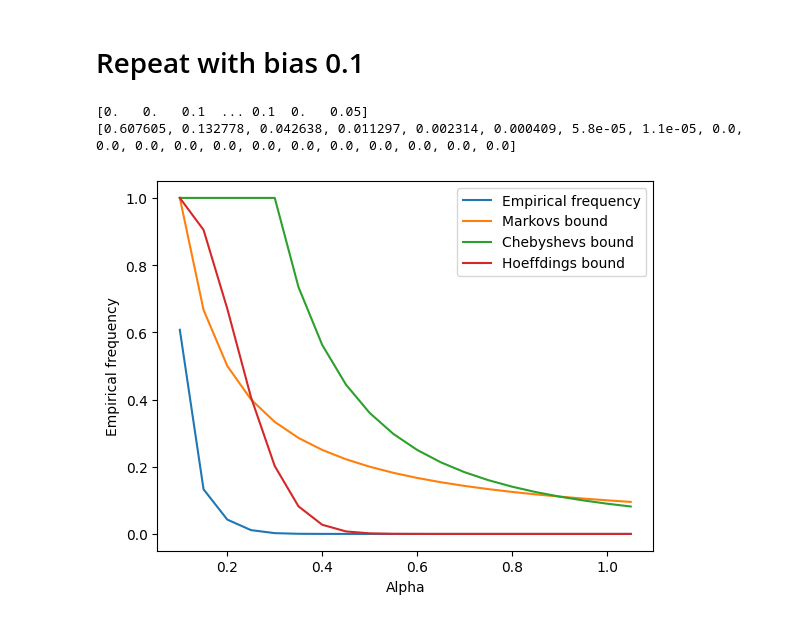
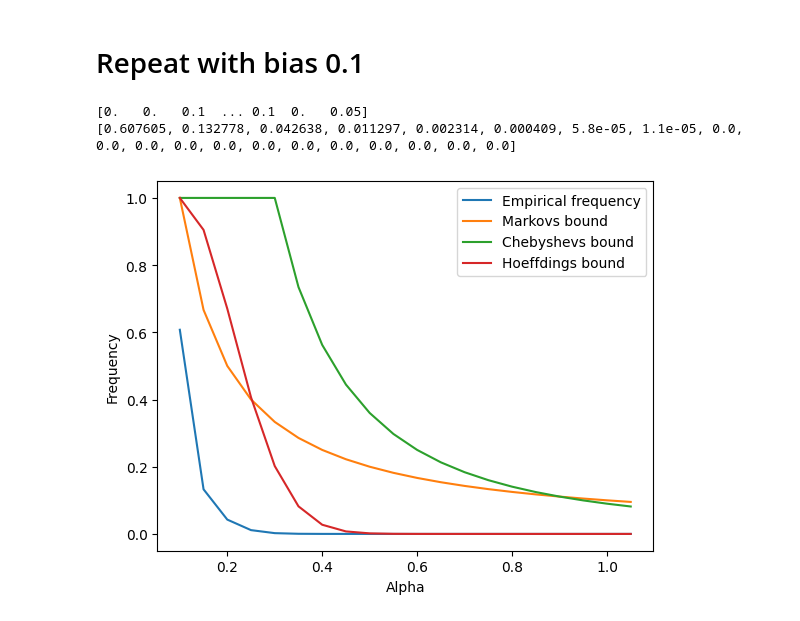
Before and after one commit to Husted42/machineLearning, a Jupyter notebook: linearRegression/hoefdings.ipynb, the cells around one changed output. Saved outputs shown, nothing was run; the diff lists cells and outputs as text; code cells hidden in the pictures.

```diff
--- a/linearRegression/hoefdings.ipynb
+++ b/linearRegression/hoefdings.ipynb
@@ -138,23 +138,23 @@ for alpha = [0.95, 1]  [2e-06, 0.0]
 # %%
 def runAll(bias):
     data = np.random.choice((0,1), size=(1000000, 20), p=(1-bias, bias))
     alpha = np.arange(0.1, 1.1, 0.05)
 
     empFreqLst = alphaCheck(getEmpFreq(data), alpha)
     print(empFreqLst)
     markovsBound = getMarkBound(alpha, bias)
     chebyshevBound = getChebBound(alpha, bias)
     HoeffdingBound = getHoefBound(alpha, bias)
 
     plt.plot(alpha, empFreqLst, label = 'Empirical frequency')
     plt.plot(alpha, markovsBound, label = 'Markovs bound')
     plt.plot(alpha, chebyshevBound, label = 'Chebyshevs bound')
     plt.plot(alpha, HoeffdingBound, label = 'Hoeffdings bound')
     plt.legend()
-    plt.ylabel('Empirical frequency')
+    plt.ylabel('Frequency')
     plt.xlabel('Alpha')
 runAll(0.1)
 # %% [output]
 [0.   0.   0.1  ... 0.1  0.   0.05]
 [0.607605, 0.132778, 0.042638, 0.011297, 0.002314, 0.000409, 5.8e-05, 1.1e-05, 0.0, 0.0, 0.0, 0.0, 0.0, 0.0, 0.0, 0.0, 0.0, 0.0, 0.0, 0.0]
-[figure, old version]
+[figure, new version]
```
Also changed, not shown: parts of 3 cells of this notebook.
